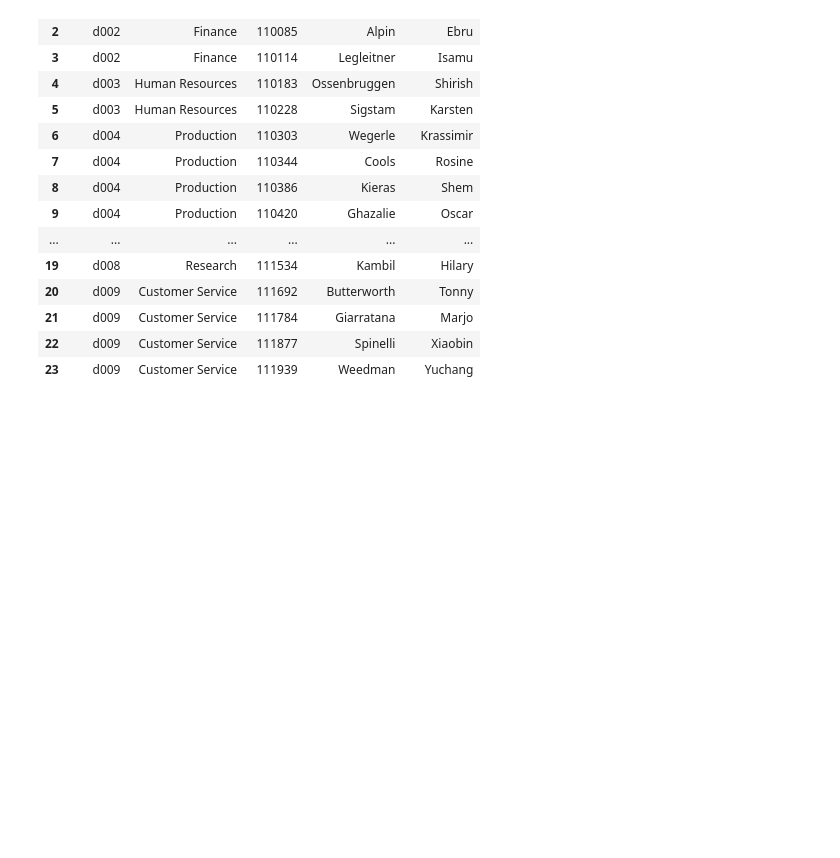
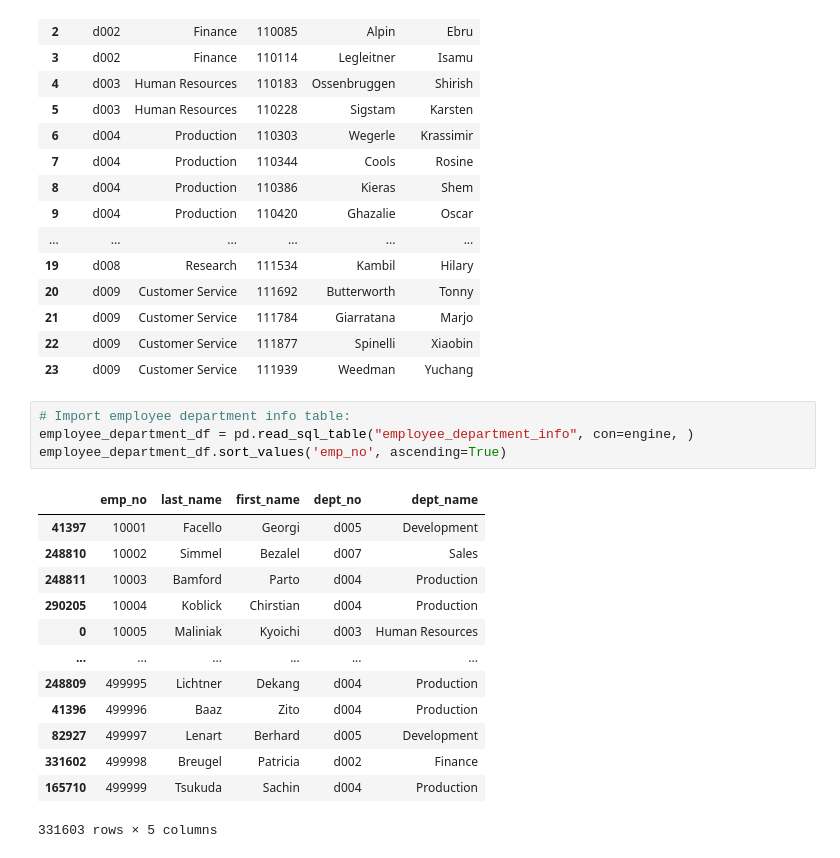
Before and after one commit to IrinaUX/sql-challenge, a Jupyter notebook: postgreSQL.ipynb, the cells around one changed output. Saved outputs shown, nothing was run; the diff lists cells and outputs as text; blank space fills up the shorter version.

Commit message:
Add remaining tables. Import them into jupyter notebook.

```diff
--- a/postgreSQL.ipynb
+++ b/postgreSQL.ipynb
@@ -99,3 +99,21 @@ department_managers_df.sort_values('emp_no', ascending=True)
 | 21 | d009 | Customer Service | 111784 | Giarratana | Marjo |
 | 22 | d009 | Customer Service | 111877 | Spinelli | Xiaobin |
 | 23 | d009 | Customer Service | 111939 | Weedman | Yuchang |
+# %%
+# Import employee department info table:
+employee_department_df = pd.read_sql_table("employee_department_info", con=engine, )
+employee_department_df.sort_values('emp_no', ascending=True)
+# %% [output]
+|  | emp_no | last_name | first_name | dept_no | dept_name |
+| 41397 | 10001 | Facello | Georgi | d005 | Development |
+| 248810 | 10002 | Simmel | Bezalel | d007 | Sales |
+| 248811 | 10003 | Bamford | Parto | d004 | Production |
+| 290205 | 10004 | Koblick | Chirstian | d004 | Production |
+| 0 | 10005 | Maliniak | Kyoichi | d003 | Human Resources |
+| ... | ... | ... | ... | ... | ... |
+| 248809 | 499995 | Lichtner | Dekang | d004 | Production |
+| 41396 | 499996 | Baaz | Zito | d004 | Production |
+| 82927 | 499997 | Lenart | Berhard | d005 | Development |
+| 331602 | 499998 | Breugel | Patricia | d002 | Finance |
+| 165710 | 499999 | Tsukuda | Sachin | d004 | Production |
+331603 rows × 5 columns
```
Also changed, not shown: parts of 4 cells of this notebook, 1 other file.
